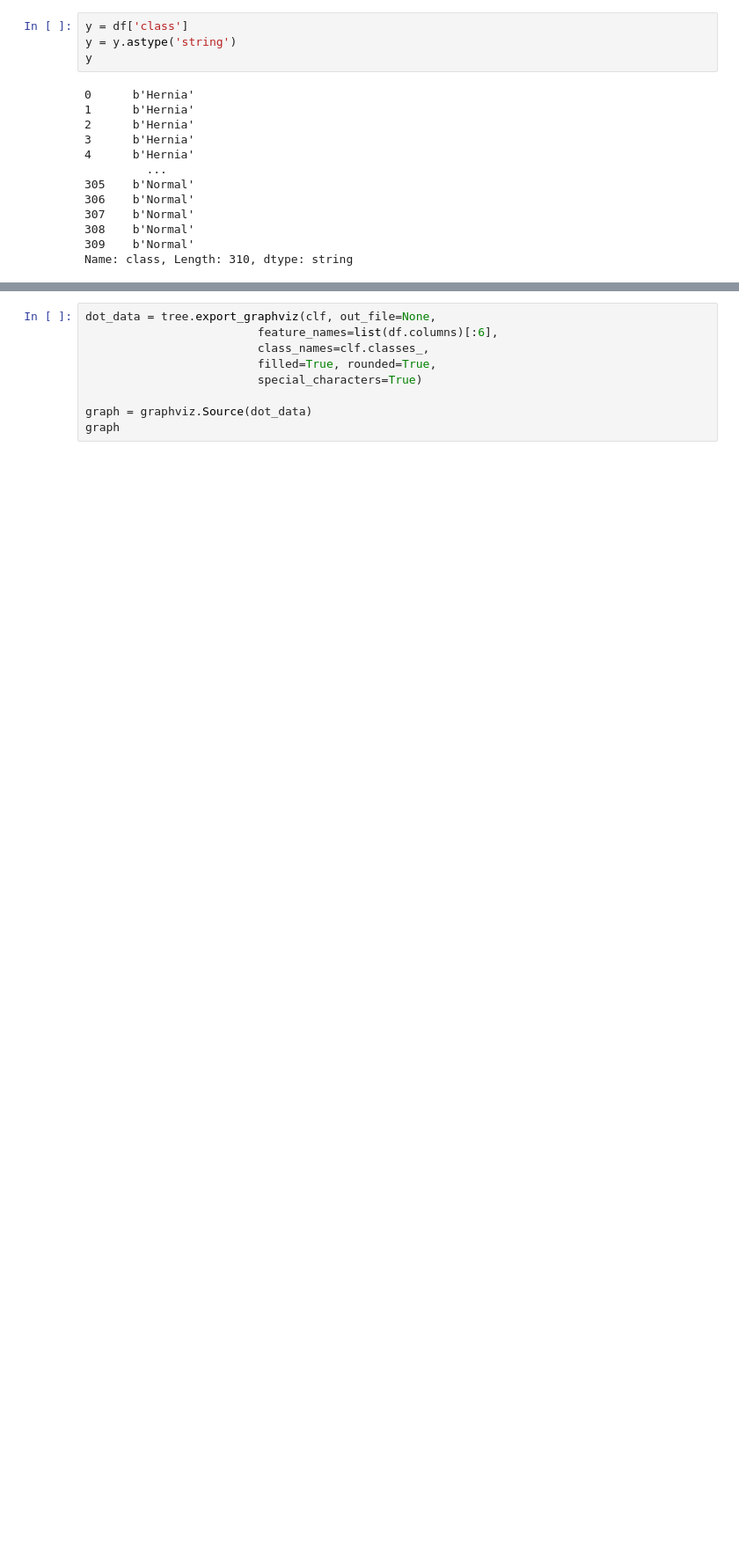
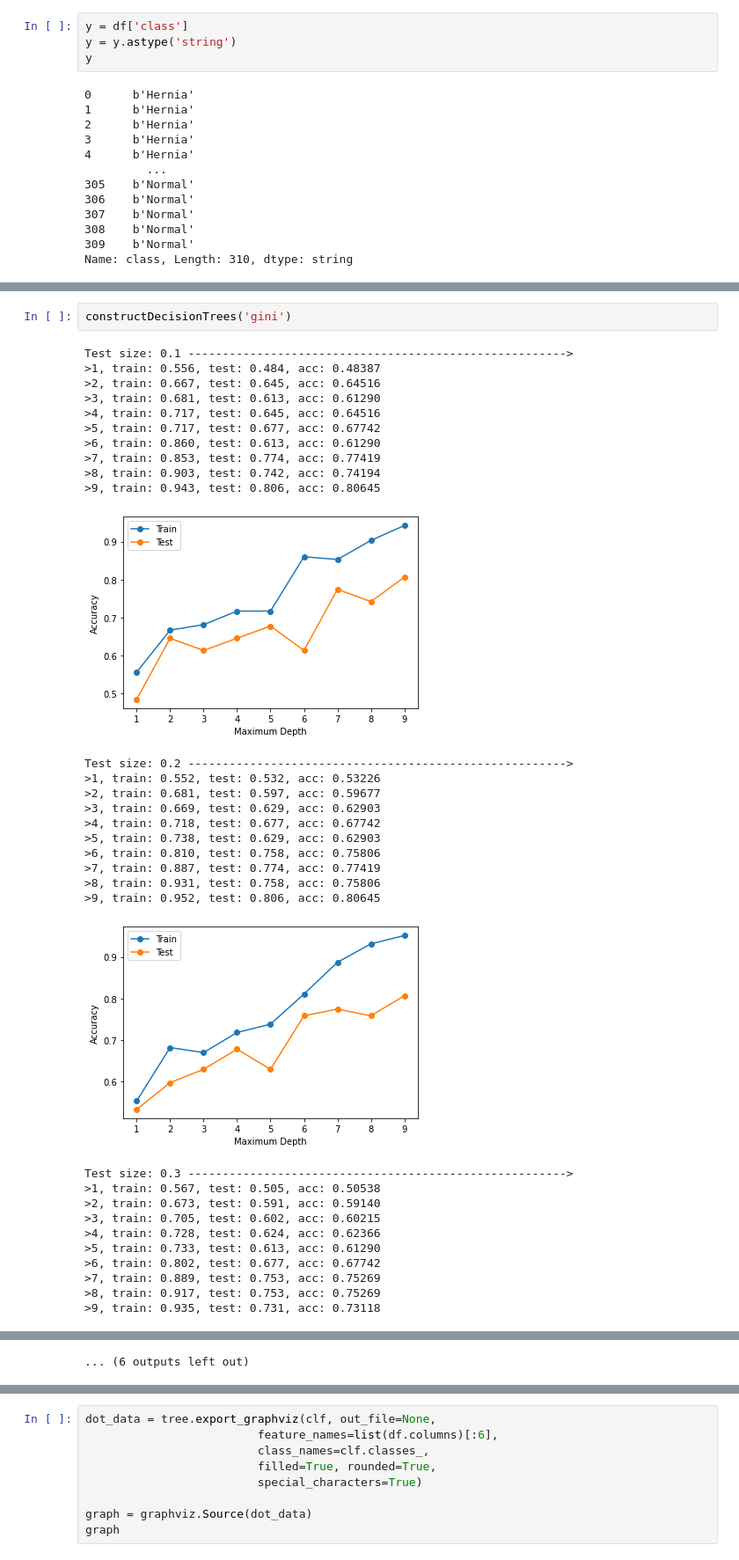
Before and after one commit to cityu-assignment/CS3481-assignment1, a Jupyter notebook: cs3481_asm.ipynb, the cells around one changed output, grey strips where cells are left out. Shown: that part at 88% size. Drawn from its saved outputs; the diff is of its cells as text; blank space fills up the shorter version.

```diff
--- a/cs3481_asm.ipynb
+++ b/cs3481_asm.ipynb
@@ -58,0 +180,35 @@ Name: class, Length: 310, dtype: string
+# %%
+constructDecisionTrees('gini')
+# %% [output]
+Test size: 0.1 ------------------------------------------------------->
+>1, train: 0.556, test: 0.484, acc: 0.48387
+>2, train: 0.667, test: 0.645, acc: 0.64516
+>3, train: 0.681, test: 0.613, acc: 0.61290
+>4, train: 0.717, test: 0.645, acc: 0.64516
+>5, train: 0.717, test: 0.677, acc: 0.67742
+>6, train: 0.860, test: 0.613, acc: 0.61290
+>7, train: 0.853, test: 0.774, acc: 0.77419
+>8, train: 0.903, test: 0.742, acc: 0.74194
+>9, train: 0.943, test: 0.806, acc: 0.80645
+[figure, added]
+Test size: 0.2 ------------------------------------------------------->
+>1, train: 0.552, test: 0.532, acc: 0.53226
+>2, train: 0.681, test: 0.597, acc: 0.59677
+>3, train: 0.669, test: 0.629, acc: 0.62903
+>4, train: 0.718, test: 0.677, acc: 0.67742
+>5, train: 0.738, test: 0.629, acc: 0.62903
+>6, train: 0.810, test: 0.758, acc: 0.75806
+>7, train: 0.887, test: 0.774, acc: 0.77419
+>8, train: 0.931, test: 0.758, acc: 0.75806
+>9, train: 0.952, test: 0.806, acc: 0.80645
+[figure, added]
+Test size: 0.3 ------------------------------------------------------->
+>1, train: 0.567, test: 0.505, acc: 0.50538
+>2, train: 0.673, test: 0.591, acc: 0.59140
+>3, train: 0.705, test: 0.602, acc: 0.60215
+>4, train: 0.728, test: 0.624, acc: 0.62366
+>5, train: 0.733, test: 0.613, acc: 0.61290
+>6, train: 0.802, test: 0.677, acc: 0.67742
+>7, train: 0.889, test: 0.753, acc: 0.75269
+>8, train: 0.917, test: 0.753, acc: 0.75269
+>9, train: 0.935, test: 0.731, acc: 0.73118
@@ -58,0 +249 @@ Name: class, Length: 310, dtype: string
+... (6 outputs left out)
```
Also changed, not shown: parts of 14 cells of this notebook.
